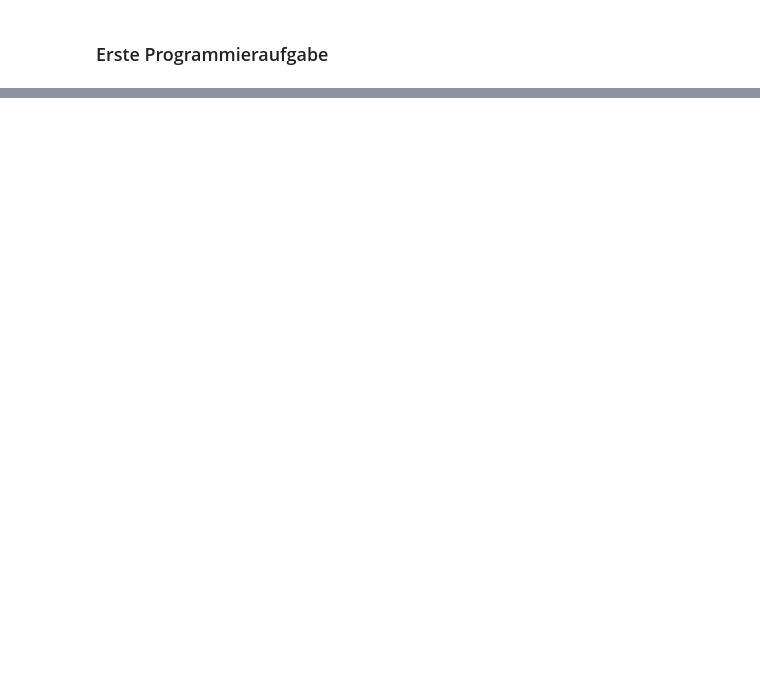
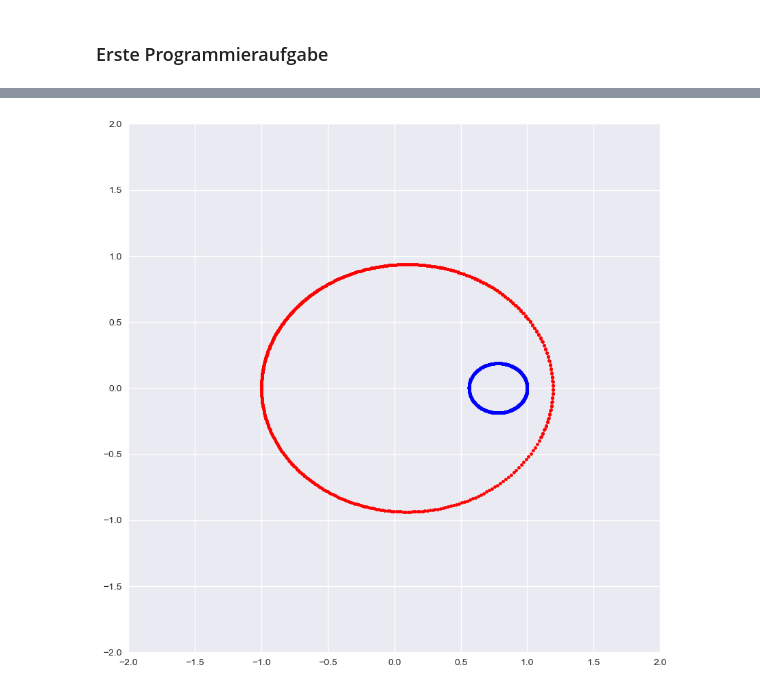
Before and after one commit to Javiermateor/Numerische-Mathematik-I-fuer-Ingenieure, a Jupyter notebook: HA5.ipynb, the cells around one changed output, grey strips where cells are left out. Saved outputs shown, nothing was run; the diff lists cells and outputs as text; code cells hidden in the pictures; blank space fills up the shorter version.

```diff
--- a/HA5.ipynb
+++ b/HA5.ipynb
@@ -10,6 +15,7 @@ from scipy import linalg as LA
 # %% [markdown]
 ### Erste Programmieraufgabe
 # %%
+plt.style.use('seaborn')
 def f(t,y):
     f = np.cos(t)*y
     return f
@@ -49,0 +89,12 @@ loeservergleich(0.5)
+# %%
+#Testwerte
+y = np.array([[[-1,0],[1,0],[0,1/1], [0,-1/5]]],dtype=float)# Anfangsort und Anfangsgeschwindigkeiten
+h = 0.1
+g = 1
+m1 = 1
+m2 = 1
+
+#5mal runge kutter
+for i in range(5):
+    y = np.append(y, [ruku_schritt(y, h)],  axis=0)
+print(y[:])
@@ -49,0 +178,11 @@ loeservergleich(0.5)
+# %%
+m1 = 1
+m2 = 5
+x1 = -1
+x2= 1
+p= 1
+h = 0.01
+
+doppelstern(m1,m2,x1,x2,p,h)
+# %% [output]
+[figure, added]
```
Also changed, not shown: parts of 7 cells of this notebook.
